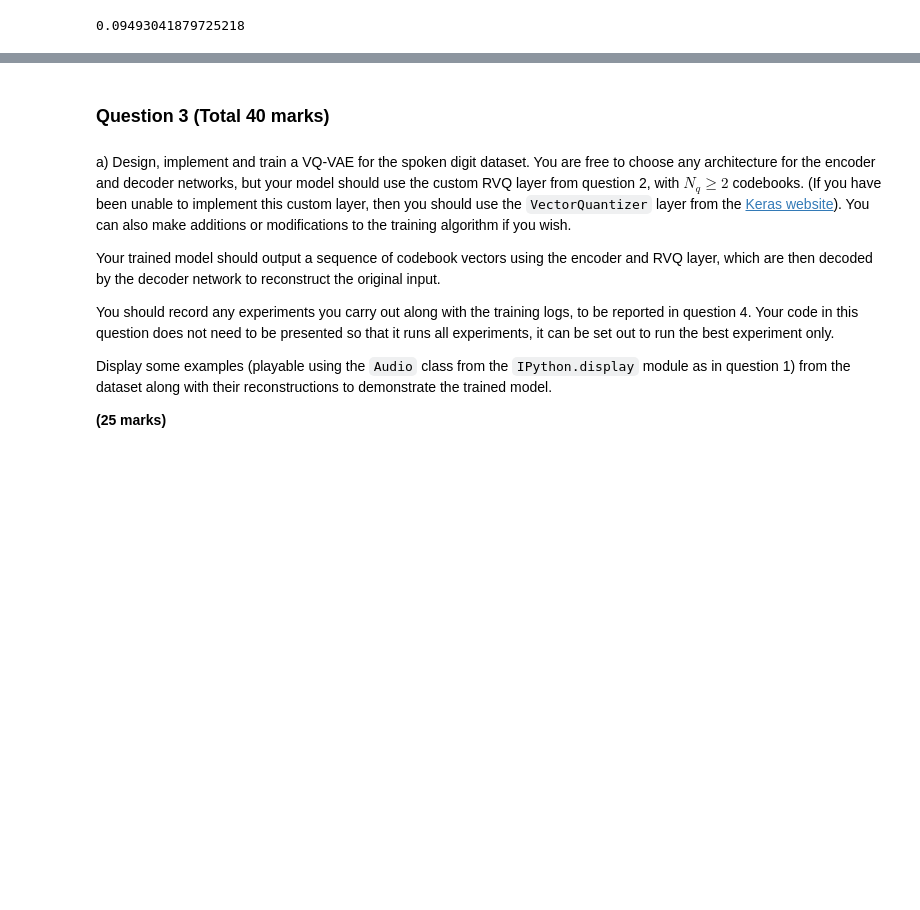
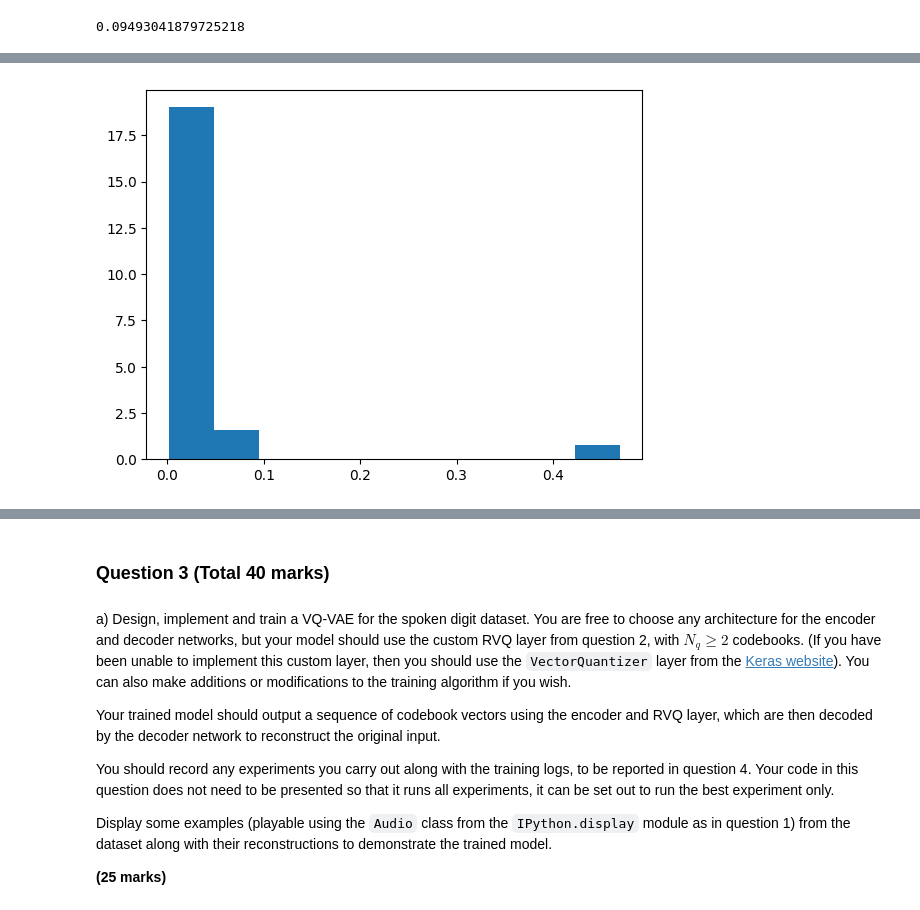
Before and after one commit to bloup1/Deep-Learning, a Jupyter notebook: Summative_assessment_3.ipynb, the cells around one changed output, grey strips where cells are left out. Drawn from its saved outputs; the diff is of its cells as text; code cells hidden in the pictures; blank space fills up the shorter version.

```diff
--- a/Summative_assessment_3.ipynb
+++ b/Summative_assessment_3.ipynb
@@ -740,0 +1178,8 @@ Epoch 30/30
+# %%
+util_last_non_zero = util_last_layer[util_last_layer>0]
+#util_last_layer = vqvae_trainer.vq_layer.indices_utilization[-1].numpy()
+fig, ax = plt.subplots()
+num_bins = 10
+n, bins, patches = ax.hist(util_last_non_zero, num_bins, density=True)
+# %% [output]
+[figure, added]
```
Also changed, not shown: parts of 111 cells of this notebook.
